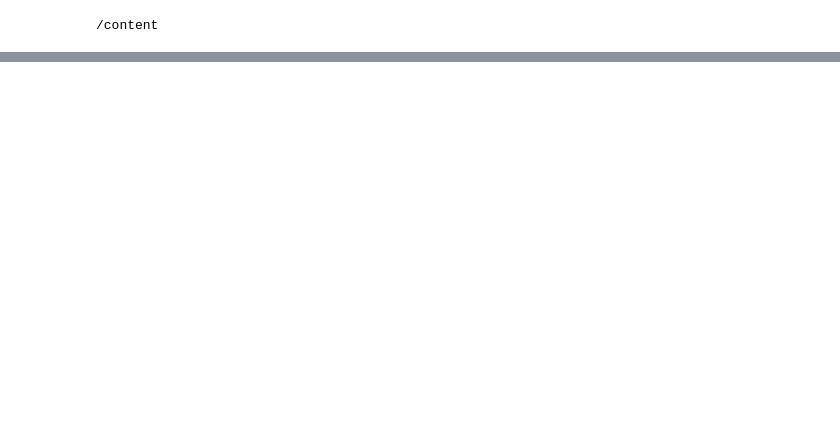
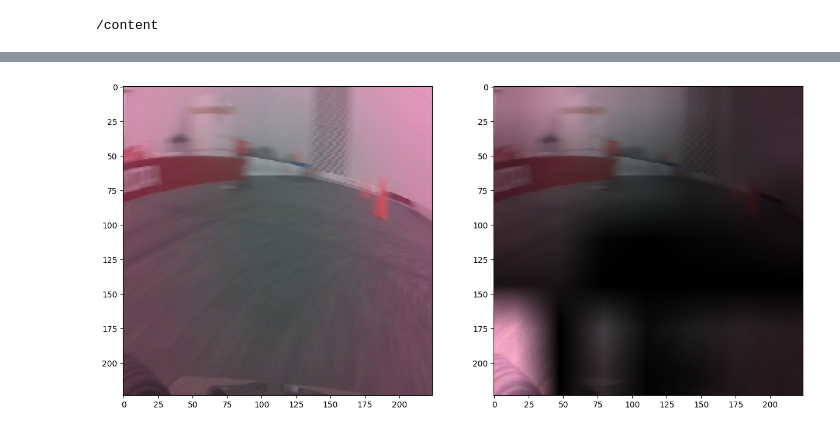
Before and after one commit to rsuwa/self-driving-mini-car, a Jupyter notebook: learn_steer_throttle.ipynb, the cells around one changed output, grey strips where cells are left out. Saved outputs shown, nothing was run; the diff lists cells and outputs as text; code cells hidden in the pictures; blank space fills up the shorter version.

```diff
--- a/learn_steer_throttle.ipynb
+++ b/learn_steer_throttle.ipynb
@@ -230,0 +300,16 @@ tensor(0.0292, device='cuda:0', grad_fn=<AddBackward0>)
+# %%
+activation_heatmap = np.expand_dims(cam, axis=0).transpose(1,2,0)
+org_img = np.asarray(image.resize((224,224)))
+img_with_heatmap = np.multiply(np.float32(activation_heatmap), np.float32(org_img))
+img_with_heatmap = img_with_heatmap / np.max(img_with_heatmap)
+org_img = cv2.resize(org_img, image_orig_size)
+# %%
+import matplotlib.pyplot as plt
+plt.figure(figsize=(15,10))
+plt.subplot(1,2,1)
+plt.imshow(org_img)
+plt.subplot(1,2,2)
+plt.imshow(cv2.resize(np.uint8(255 * img_with_heatmap), image_orig_size))
+plt.show()
+# %% [output]
+[figure, added]
```
Also changed, not shown: parts of 23 cells of this notebook.
